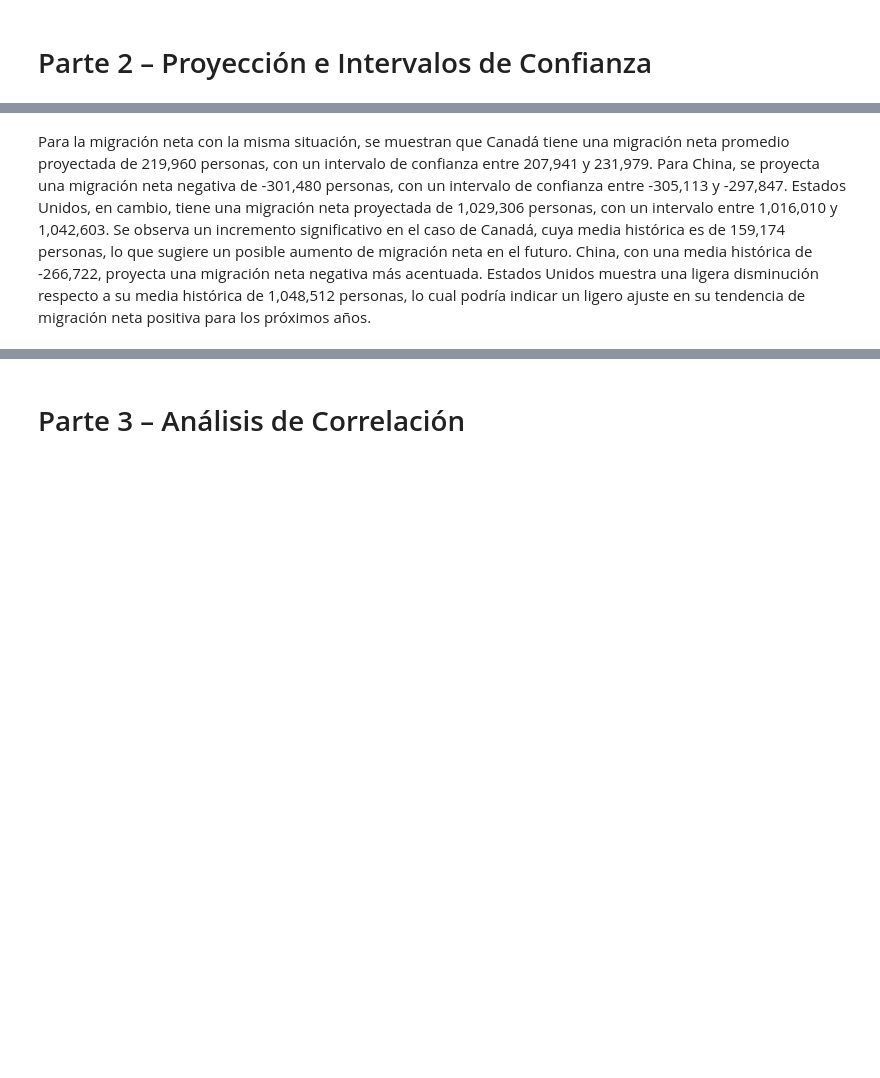
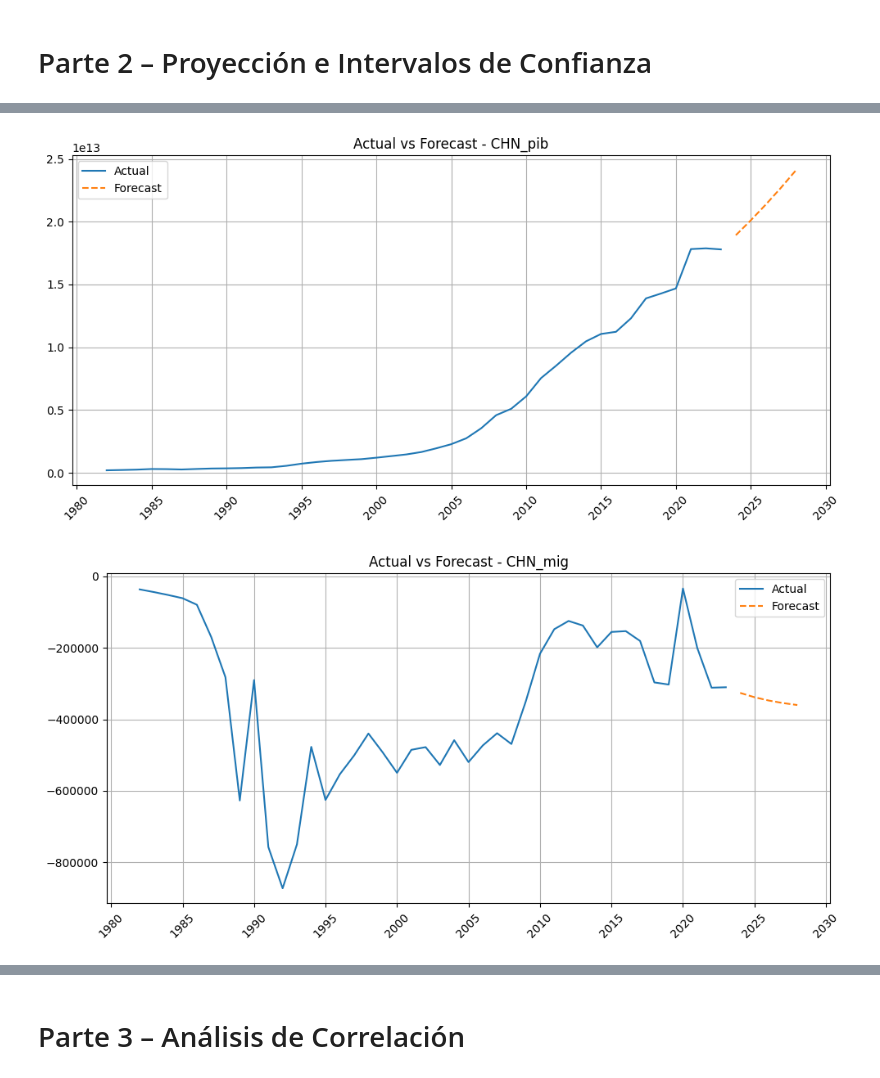
Before and after one commit to Maquililo/prueba-reclutamiento-python, a Jupyter notebook: notebook.ipynb, the cells around one changed output, grey strips where cells are left out. Cells and saved outputs as stored; diff of their text form; code cells hidden in the pictures; blank space fills up the shorter version.

```diff
--- a/notebook.ipynb
+++ b/notebook.ipynb
@@ -616,2 +649,5 @@ Al comparar estas proyecciones con los valores históricos de cada país, se obs
 # %%
-mig_forecast = forecast(mig, lags = 1, steps = 5)
+chn_forecast = forecast(chn, lags = 1, steps = 5)
+# %% [output]
+[figure, added]
+[figure, added]
@@ -620,2 +655,0 @@ mig_forecast
-# %% [markdown]
-Para la migración neta con la misma situación, se muestran que Canadá tiene una migración neta promedio proyectada de 219,960 personas, con un intervalo de confianza entre 207,941 y 231,979. Para China, se proyecta una migración neta negativa de -301,480 personas, con un intervalo de confianza entre -305,113 y -297,847. Estados Unidos, en cambio, tiene una migración neta proyectada de 1,029,306 personas, con un intervalo entre 1,016,010 y 1,042,603. Se observa un incremento significativo en el caso de Canadá, cuya media histórica es de 159,174 personas, lo que sugiere un posible aumento de migración neta en el futuro. China, con una media histórica de -266,722, proyecta una migración neta negativa más acentuada. Estados Unidos muestra una ligera disminución respecto a su media histórica de 1,048,512 personas, lo cual podría indicar un ligero ajuste en su tendencia de migración neta positiva para los próximos años.
```
Also changed, not shown: parts of 36 cells of this notebook.
